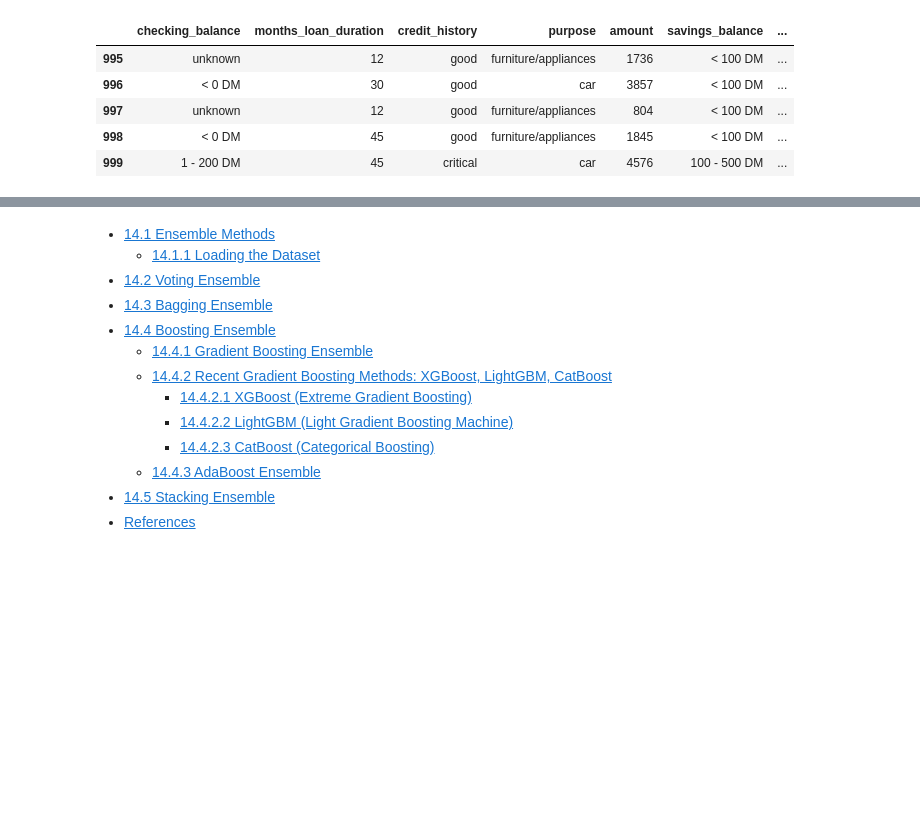
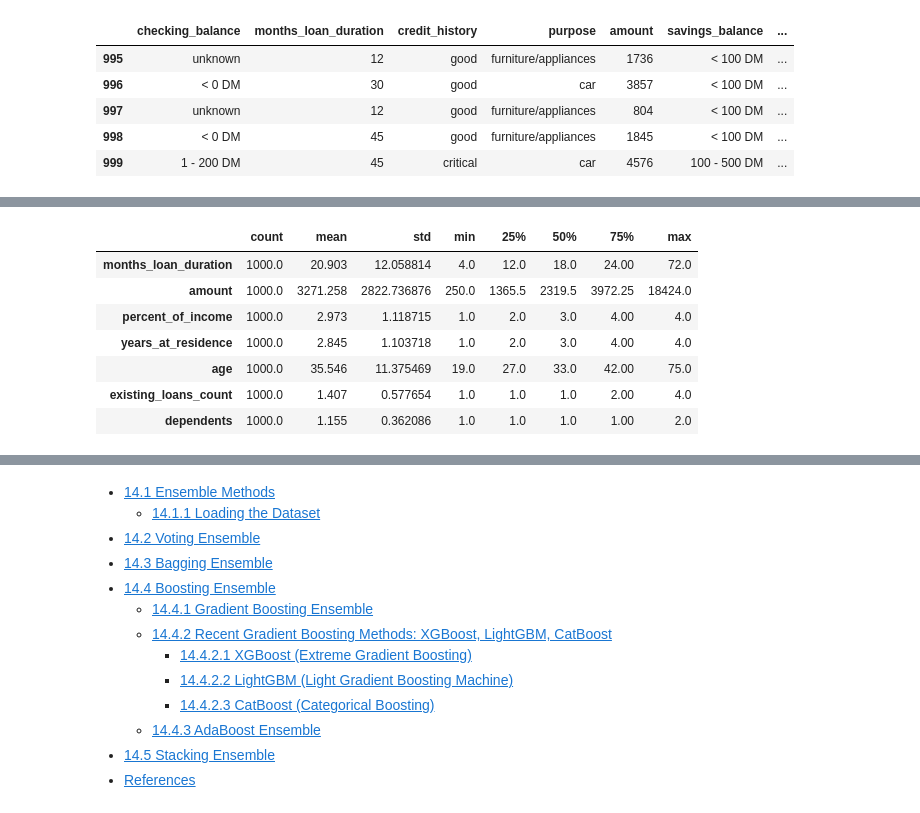
Before and after one commit to 8946-art/Boosting_eVISA_Business-Application, a Jupyter notebook: -Ensemble Hands on Boosting.ipynb, the cells around one changed output, grey strips where cells are left out. Drawn from its saved outputs; the diff is of its cells as text; code cells hidden in the pictures; blank space fills up the shorter version.

```diff
--- a/-Ensemble Hands on Boosting.ipynb
+++ b/-Ensemble Hands on Boosting.ipynb
@@ -48,0 +66,11 @@ creditData.tail()
+# %%
+creditData.describe().T
+# %% [output]
+|  | count | mean | std | min | 25% | 50% | 75% | max |
+| months_loan_duration | 1000.0 | 20.903 | 12.058814 | 4.0 | 12.0 | 18.0 | 24.00 | 72.0 |
+| amount | 1000.0 | 3271.258 | 2822.736876 | 250.0 | 1365.5 | 2319.5 | 3972.25 | 18424.0 |
+| percent_of_income | 1000.0 | 2.973 | 1.118715 | 1.0 | 2.0 | 3.0 | 4.00 | 4.0 |
+| years_at_residence | 1000.0 | 2.845 | 1.103718 | 1.0 | 2.0 | 3.0 | 4.00 | 4.0 |
+| age | 1000.0 | 35.546 | 11.375469 | 19.0 | 27.0 | 33.0 | 42.00 | 75.0 |
+| existing_loans_count | 1000.0 | 1.407 | 0.577654 | 1.0 | 1.0 | 1.0 | 2.00 | 4.0 |
+| dependents | 1000.0 | 1.155 | 0.362086 | 1.0 | 1.0 | 1.0 | 1.00 | 2.0 |
```
Also changed, not shown: parts of 4 cells of this notebook.
